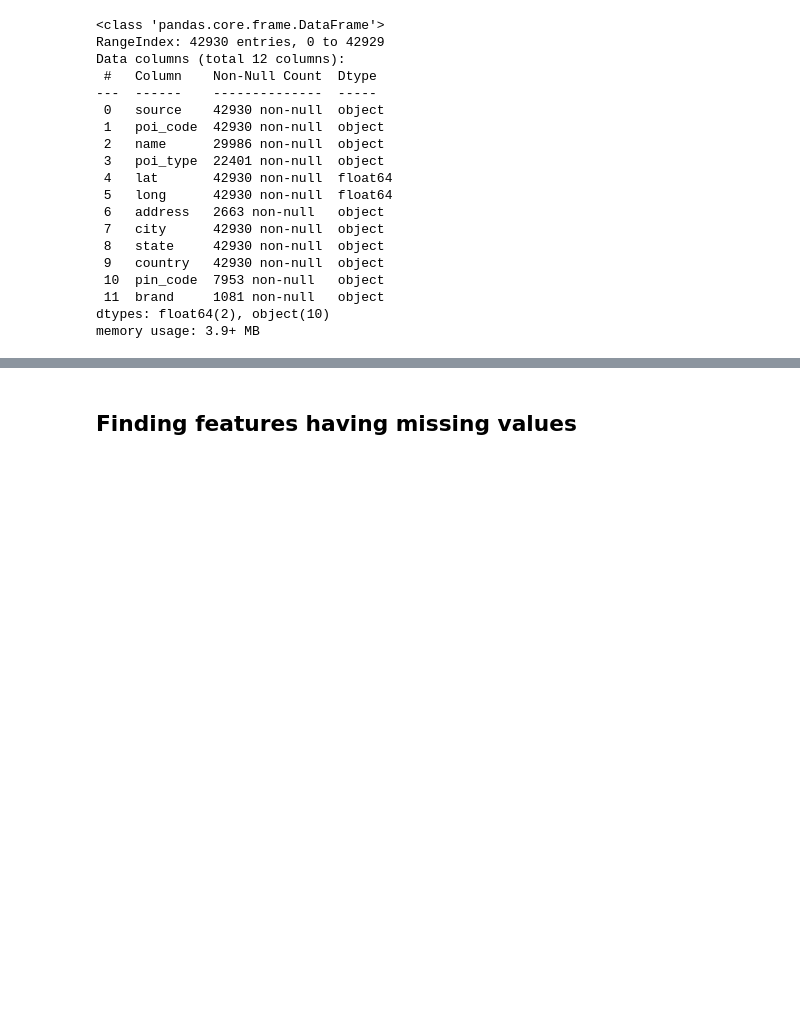
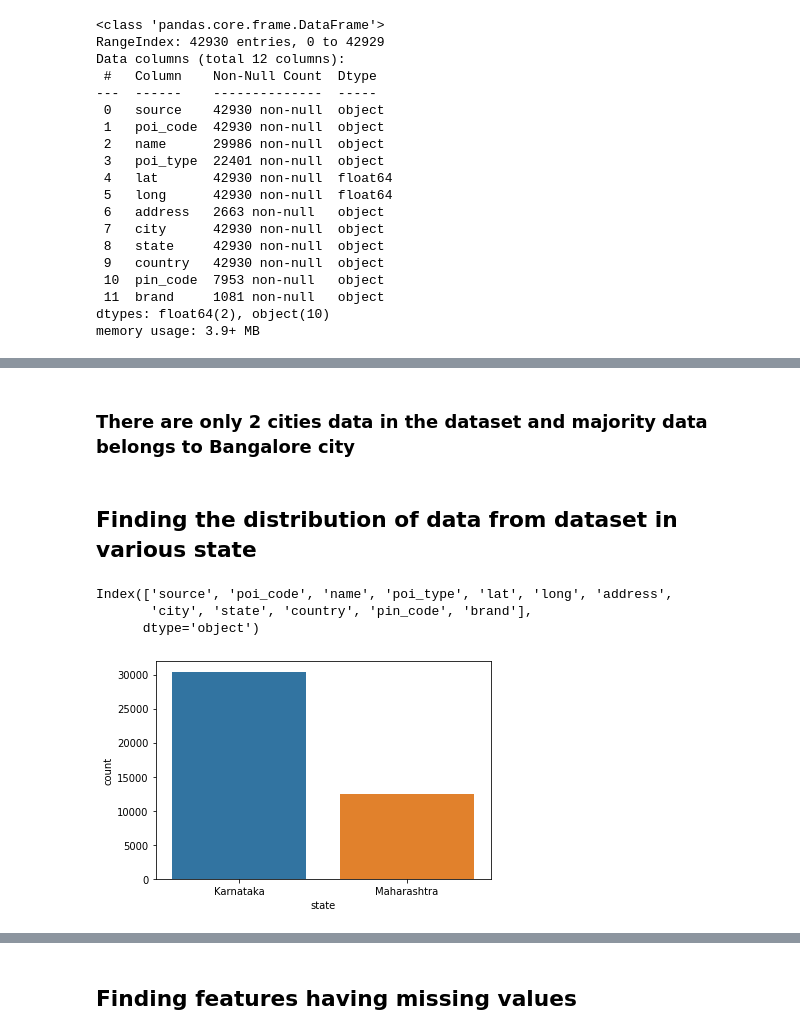
Before and after one commit to saurabhznaikz/Segmentation_of_places, a Jupyter notebook: solution_notebook.ipynb, the cells around one changed output, grey strips where cells are left out. Cells and saved outputs as stored; diff of their text form; code cells hidden in the pictures; blank space fills up the shorter version.

```diff
--- a/solution_notebook.ipynb
+++ b/solution_notebook.ipynb
@@ -67,0 +83,12 @@ memory usage: 3.9+ MB
+# %% [markdown]
+### There are only 2 cities data in the dataset and majority data belongs to Bangalore city
+# %% [markdown]
+## Finding the distribution of data from dataset in various state
+# %%
+sns.countplot(x ='state', data = df)
+df.columns
+# %% [output]
+Index(['source', 'poi_code', 'name', 'poi_type', 'lat', 'long', 'address',
+       'city', 'state', 'country', 'pin_code', 'brand'],
+      dtype='object')
+[figure, added]
```
Also changed, not shown: parts of 101 cells of this notebook, 1 other file.
